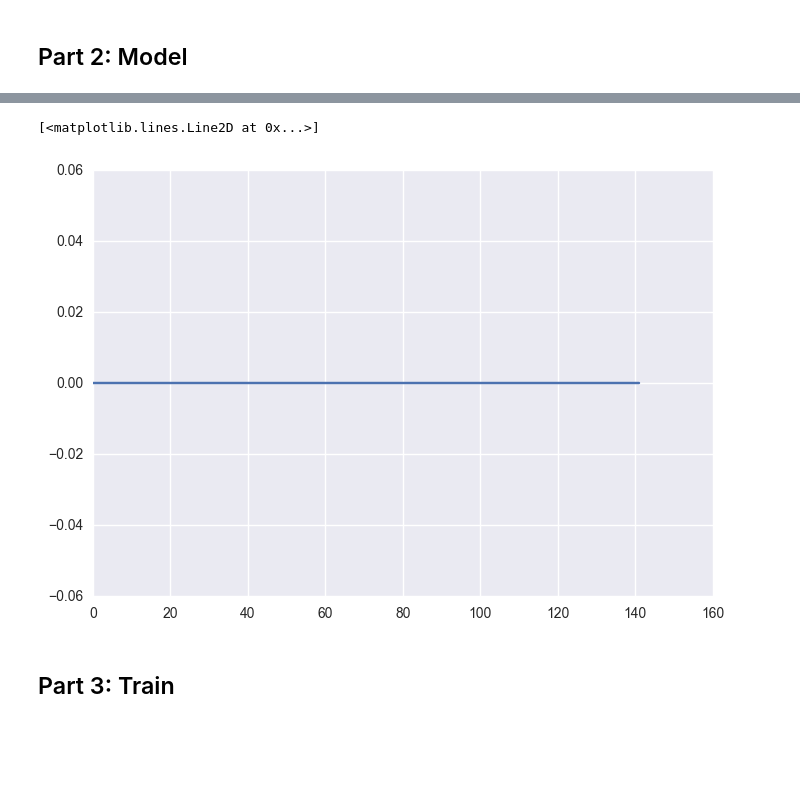
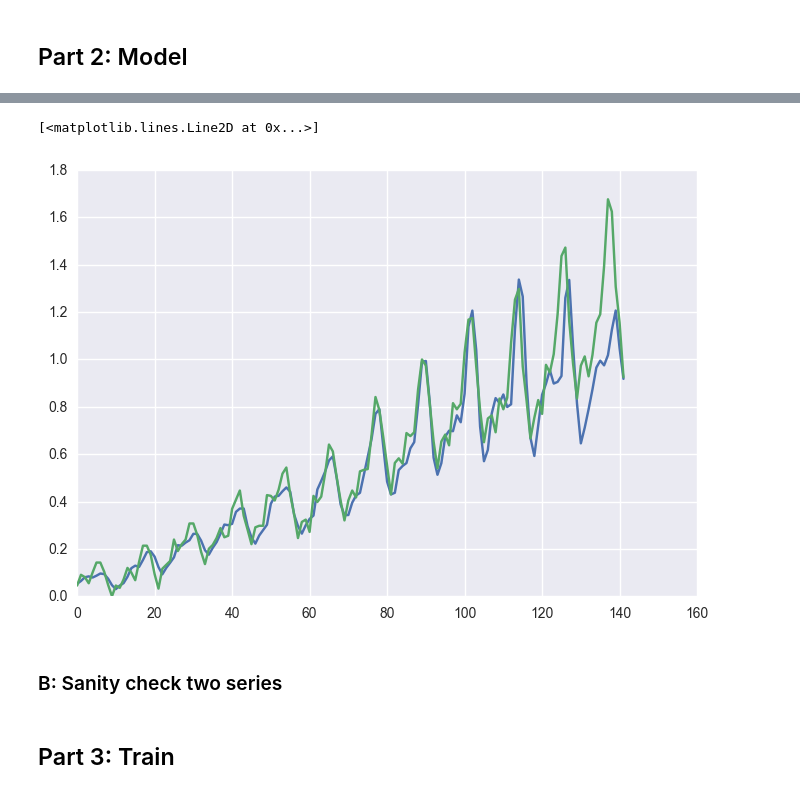
Before and after one commit to xuezhizeng/two-sigma-kaggle, a Jupyter notebook: two_sigma.ipynb, the cells around one changed output, grey strips where cells are left out. Saved outputs shown, nothing was run; the diff lists cells and outputs as text; code cells hidden in the pictures; blank space fills up the shorter version.

Commit message:
added sanity check one time series, train on partial data, test on full data

```diff
--- a/two_sigma.ipynb
+++ b/two_sigma.ipynb
@@ -257,3 +223,12 @@ y_vals = np.expand_dims(y_vals,axis=0)
+# %%
+dataset = sanity_df[:int(train_prop * num_days)].values
+dataset = dataset.astype('float32')
+train_min = min(dataset)[0]
+train_max = max(dataset)[0]
+dataset = (dataset - train_min)/(train_max - train_min)
+
+x_vals = np.expand_dims(dataset[0:-2],axis=0)
+y_vals = np.expand_dims(dataset[1:-1],axis=0)
 # %%
 # Params
 num_epoch = 400
@@ -263,6 +238,6 @@ lstm_size = 128 #1024
 fc_hidd_size = 64 #256
 lr = 1e-3
 
-# M = Model(num_feat=num_feat, lstm_size=lstm_size, fc_hidd_size=fc_hidd_size, lr=lr)
-# session = tf.Session()
-# session.run(tf.global_variables_initializer())
+M = Model(num_feat=num_feat, lstm_size=lstm_size, fc_hidd_size=fc_hidd_size, lr=lr)
+session = tf.Session()
+session.run(tf.global_variables_initializer())
@@ -286,4 +259,11 @@ for _ in range(num_epoch):
+# %%
+test_dataset = sanity_df.values
+test_dataset = test_dataset.astype('float32')
+test_dataset = (test_dataset - train_min)/(train_max - train_min)
+
+test_x_vals = np.expand_dims(test_dataset[0:-2],axis=0)
+test_y_vals = np.expand_dims(test_dataset[1:-1],axis=0)
 # %%
-pred, _ = M.predict(sequence=x_vals,
-                 sequence_length=np.array([x_vals.shape[1]]),
-                 session=session)
+pred, _ = M.predict(sequence=test_x_vals,
+                    sequence_length=np.array([test_x_vals.shape[1]]),
+                    session=session)
@@ -310,8 +270,11 @@ array([[[ 0.],
 # %%
 plt.plot(pred[0])
+plt.plot(test_y_vals[0])
 # %% [output]
 [<matplotlib.lines.Line2D at 0x...>]
-[figure, old version]
+[figure, new version]
+# %% [markdown]
+### B: Sanity check two series
 # %% [markdown]
 ## Part 3: Train
 # %% [markdown]
```
Also changed, not shown: parts of 21 cells of this notebook.
